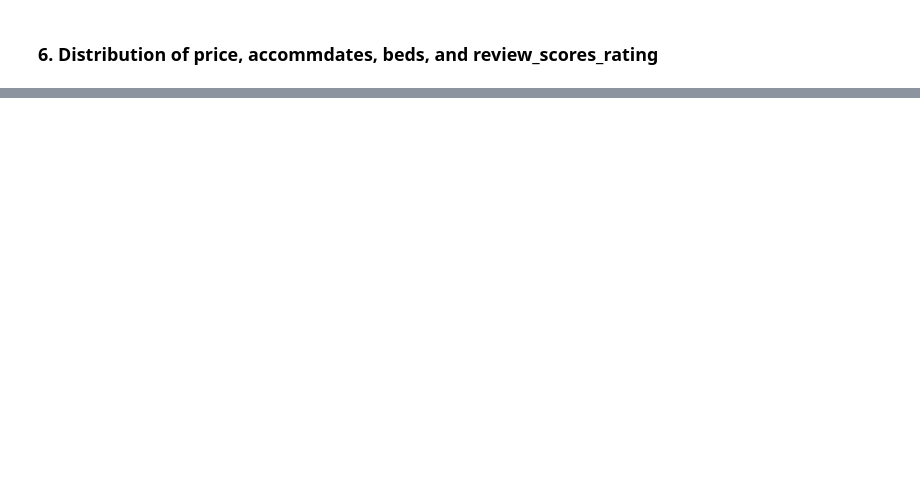
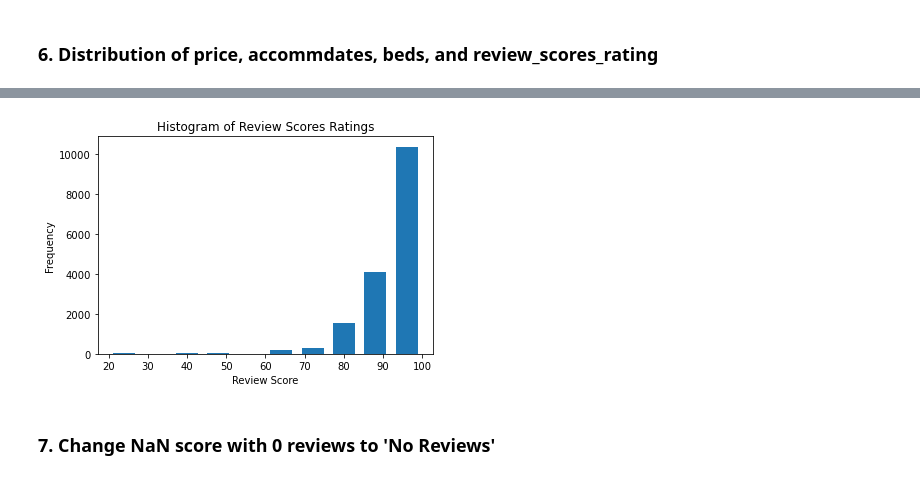
Before and after one commit to jared-myers/AirBnB-Data-Cleaning, a Jupyter notebook: Cleaning AirBnB Listings.ipynb, the cells around one changed output, grey strips where cells are left out. Drawn from its saved outputs; the diff is of its cells as text; code cells hidden in the pictures; blank space fills up the shorter version.

```diff
--- a/Cleaning AirBnB Listings.ipynb
+++ b/Cleaning AirBnB Listings.ipynb
@@ -157,0 +222,11 @@ plt.show()
+# %%
+# Distribution for review score rating
+plt.hist(data['review_scores_rating'][~data['review_scores_rating'].isnull()], rwidth=0.7)
+plt.title("Histogram of Review Scores Ratings")
+plt.xlabel("Review Score")
+plt.ylabel("Frequency")
+plt.show()
+# %% [output]
+[figure, added]
+# %% [markdown]
+### 7. Change NaN score with 0 reviews to 'No Reviews'
```
Also changed, not shown: parts of 38 cells of this notebook, 2 other files.
